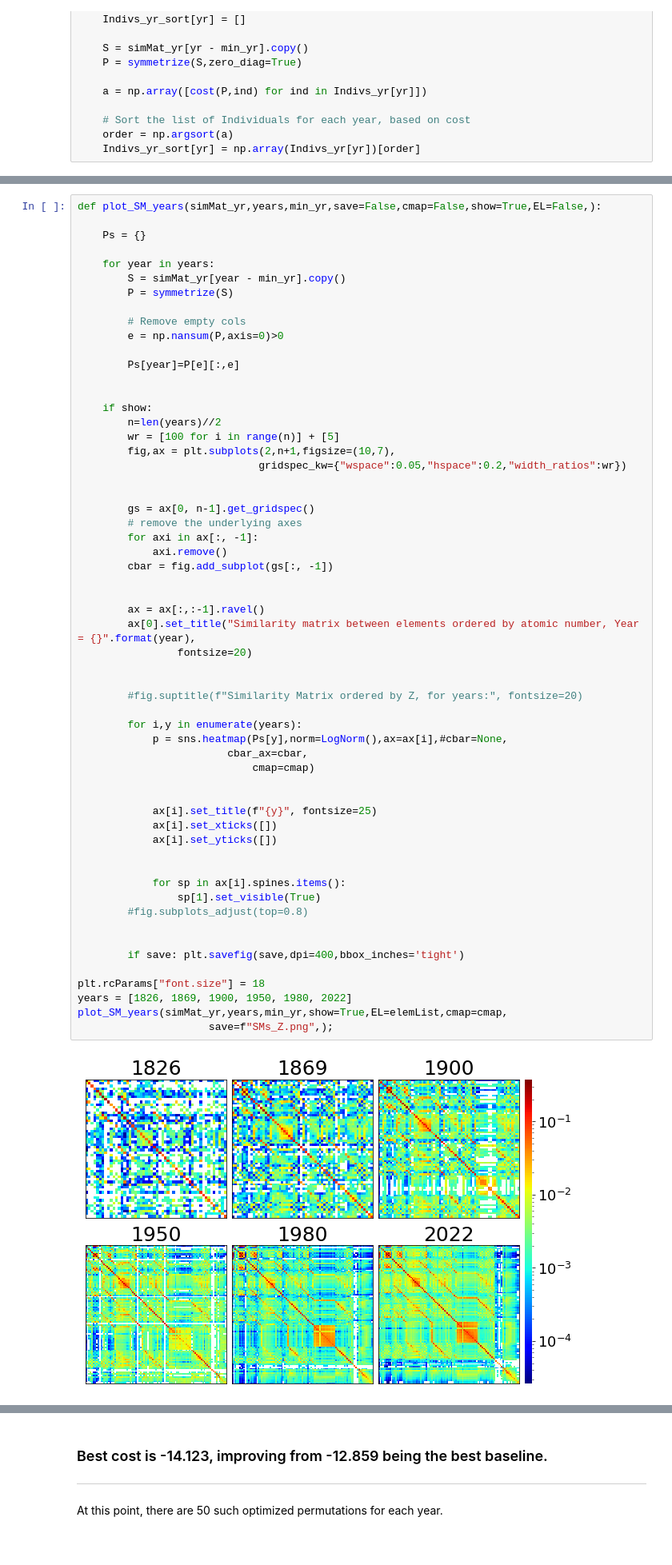
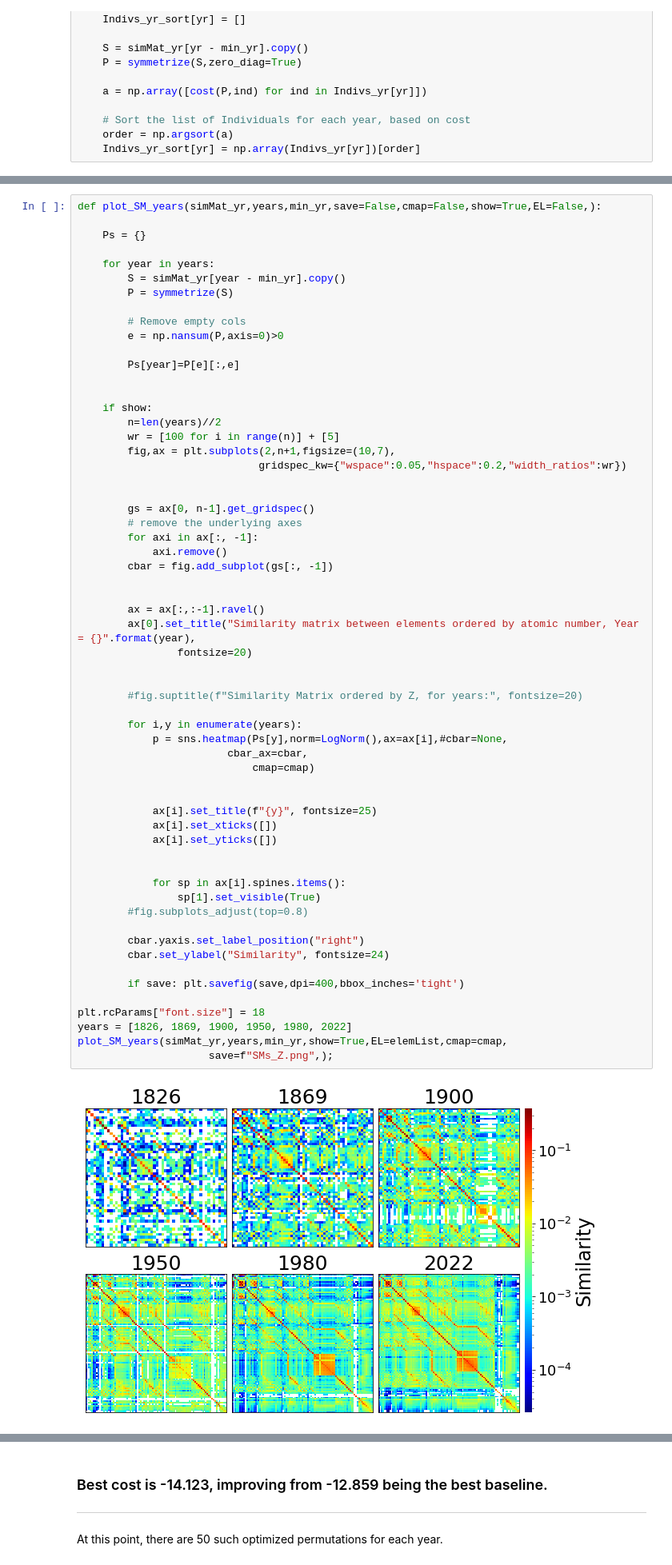
Before and after one commit to doncamilom/1868_SubstancesStudy, a Jupyter notebook: periodSys/Notebooks/SimMat_PermOpt_HistMat.ipynb, the cells around one changed output, grey strips where cells are left out. Shown at 80% size. Cells and saved outputs as stored; diff of their text form.

```diff
--- a/periodSys/Notebooks/SimMat_PermOpt_HistMat.ipynb
+++ b/periodSys/Notebooks/SimMat_PermOpt_HistMat.ipynb
@@ -254,34 +254,36 @@ def plot_SM_years(simMat_yr,years,min_yr,save=False,cmap=False,show=True,EL=Fals
         ax = ax[:,:-1].ravel()
         ax[0].set_title("Similarity matrix between elements ordered by atomic number, Year = {}".format(year),
                 fontsize=20)
 
 
         #fig.suptitle(f"Similarity Matrix ordered by Z, for years:", fontsize=20)
 
         for i,y in enumerate(years):
             p = sns.heatmap(Ps[y],norm=LogNorm(),ax=ax[i],#cbar=None,
                         cbar_ax=cbar,
                             cmap=cmap)
 
 
             ax[i].set_title(f"{y}", fontsize=25)
             ax[i].set_xticks([])
             ax[i].set_yticks([])
 
 
             for sp in ax[i].spines.items():
                 sp[1].set_visible(True)
         #fig.subplots_adjust(top=0.8)
 
+        cbar.yaxis.set_label_position("right")
+        cbar.set_ylabel("Similarity", fontsize=24)
 
         if save: plt.savefig(save,dpi=400,bbox_inches='tight')
 
 plt.rcParams["font.size"] = 18
 years = [1826, 1869, 1900, 1950, 1980, 2022]
 plot_SM_years(simMat_yr,years,min_yr,show=True,EL=elemList,cmap=cmap,
                      save=f"SMs_Z.png",);
 # %% [output]
-[figure, old version]
+[figure, new version]
 # %% [markdown]
 Random orderings have F values typically between $-4$ and $-5$, while using AN ordering improves this value down to $-8.66$. Pettifor does much better, and the GA solution does perform better than the original Pettifor scale, although is not as dramatic a result as reported in ref.
 
```
Also changed, not shown: parts of 18 cells of this notebook, 4 other files.
